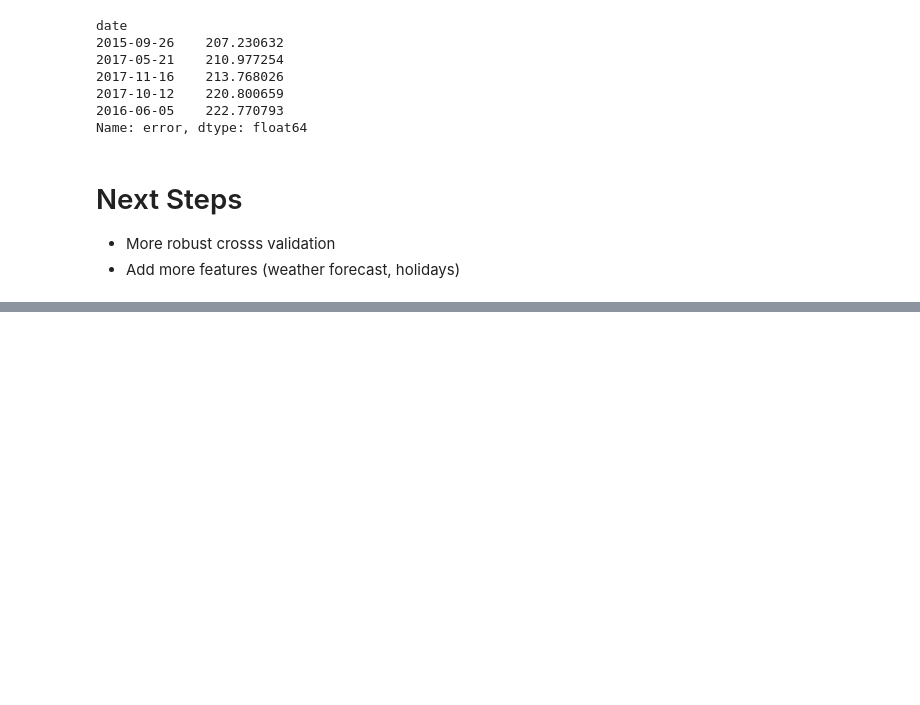
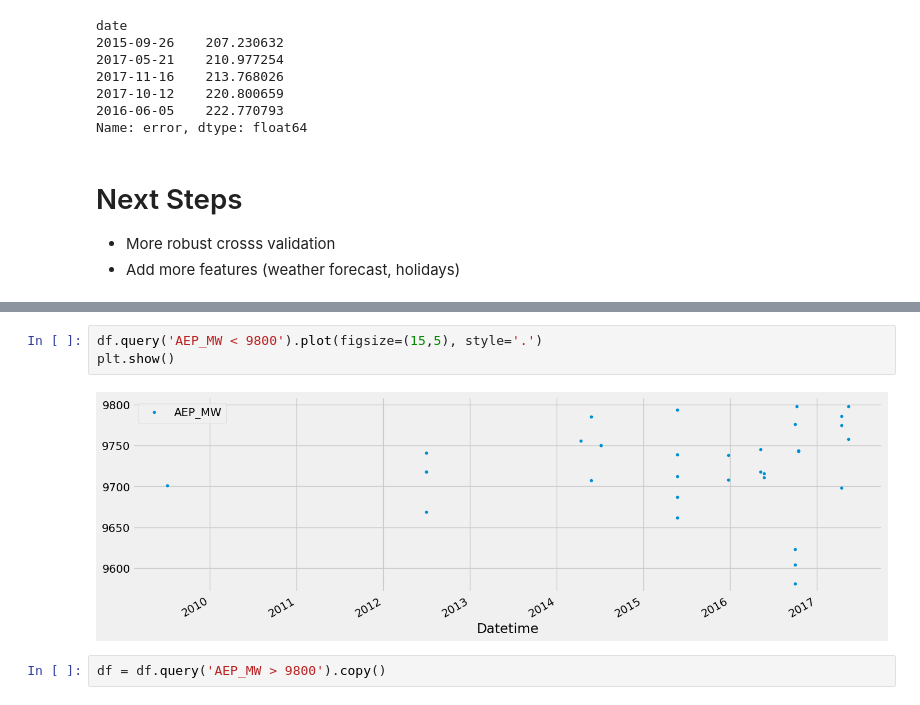
Before and after one commit to IsaacArredondo/TimeSeriesForecastingML, a Jupyter notebook: AEP_hourly.ipynb, the cells around one changed output, grey strips where cells are left out. Drawn from its saved outputs; the diff is of its cells as text; blank space fills up the shorter version.

```diff
--- a/AEP_hourly.ipynb
+++ b/AEP_hourly.ipynb
@@ -235,0 +271,7 @@ Name: error, dtype: float64
+# %%
+df.query('AEP_MW < 9800').plot(figsize=(15,5), style='.')
+plt.show()
+# %% [output]
+[figure, added]
+# %%
+df = df.query('AEP_MW > 9800').copy()
```
Also changed, not shown: parts of 19 cells of this notebook.
